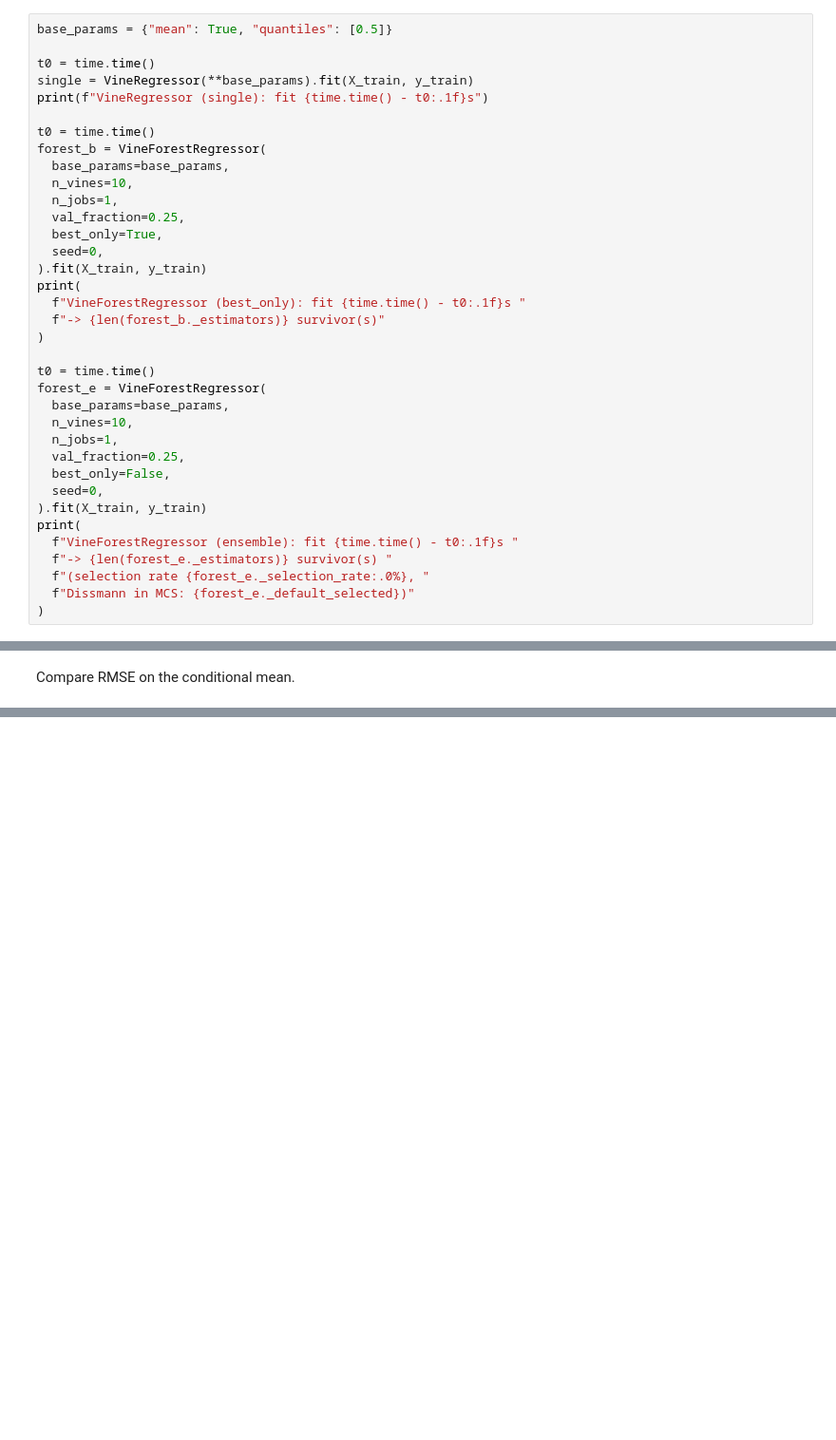
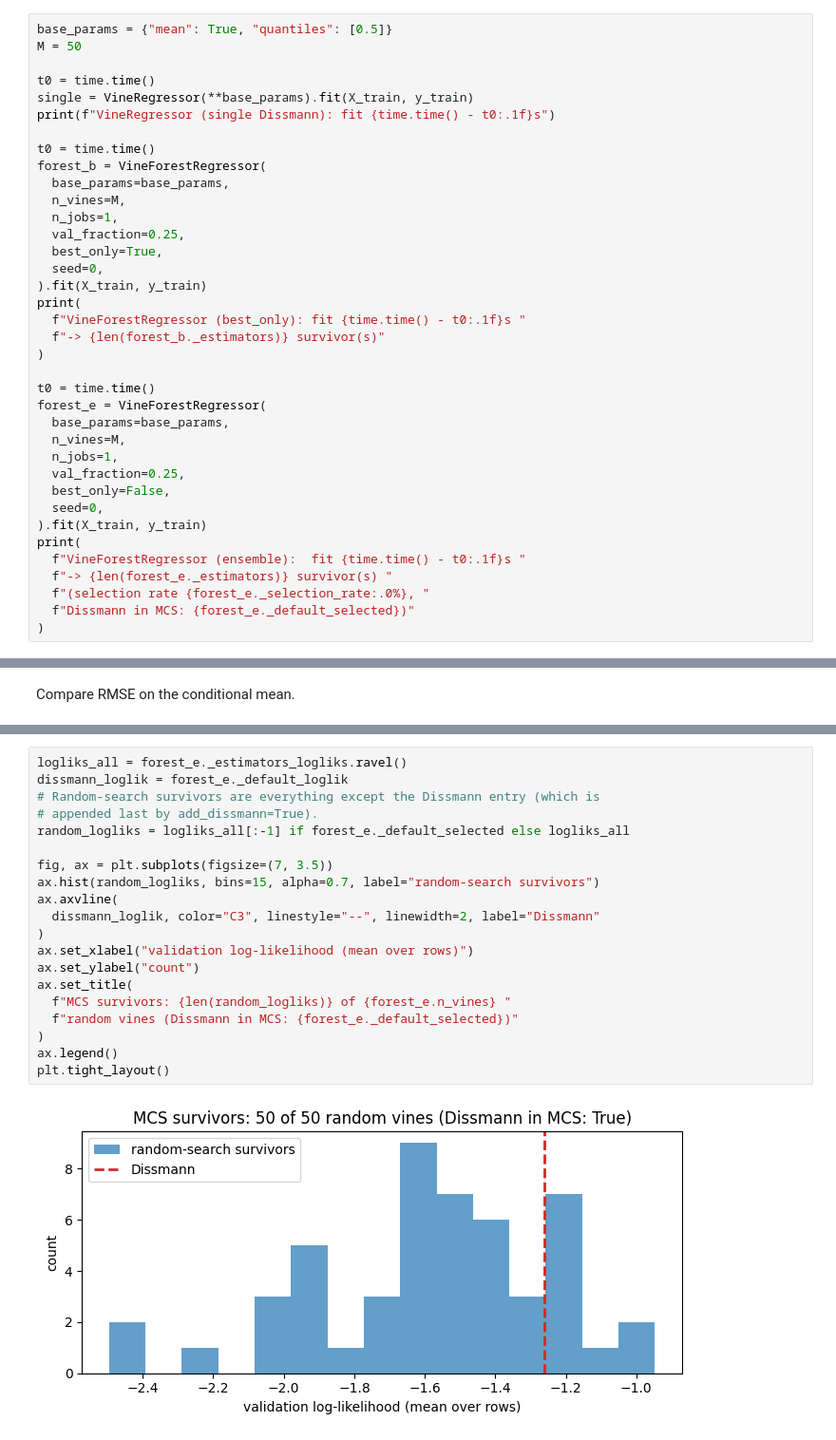
Before and after one commit to vinecopulib/pyvinecopulib, a Jupyter notebook: examples/09_sklearn_forest.ipynb, the cells around one changed output, grey strips where cells are left out. Shown at 95% size. Drawn from its saved outputs; the diff is of its cells as text; blank space fills up the shorter version.

```diff
--- a/examples/09_sklearn_forest.ipynb
+++ b/examples/09_sklearn_forest.ipynb
@@ -75,14 +63,15 @@ To keep the notebook fast we only ask for the median quantile, so each
 # %%
 base_params = {"mean": True, "quantiles": [0.5]}
+M = 50
 
 t0 = time.time()
 single = VineRegressor(**base_params).fit(X_train, y_train)
-print(f"VineRegressor (single): fit {time.time() - t0:.1f}s")
+print(f"VineRegressor (single Dissmann): fit {time.time() - t0:.1f}s")
 
 t0 = time.time()
 forest_b = VineForestRegressor(
   base_params=base_params,
-  n_vines=10,
+  n_vines=M,
   n_jobs=1,
   val_fraction=0.25,
   best_only=True,
@@ -96,14 +85,14 @@ print(
 t0 = time.time()
 forest_e = VineForestRegressor(
   base_params=base_params,
-  n_vines=10,
+  n_vines=M,
   n_jobs=1,
   val_fraction=0.25,
   best_only=False,
   seed=0,
 ).fit(X_train, y_train)
 print(
-  f"VineForestRegressor (ensemble): fit {time.time() - t0:.1f}s "
+  f"VineForestRegressor (ensemble):  fit {time.time() - t0:.1f}s "
   f"-> {len(forest_e._estimators)} survivor(s) "
   f"(selection rate {forest_e._selection_rate:.0%}, "
   f"Dissmann in MCS: {forest_e._default_selected})"
@@ -158 +127,23 @@ plt.tight_layout()
+# %%
+logliks_all = forest_e._estimators_logliks.ravel()
+dissmann_loglik = forest_e._default_loglik
+# Random-search survivors are everything except the Dissmann entry (which is
+# appended last by add_dissmann=True).
+random_logliks = logliks_all[:-1] if forest_e._default_selected else logliks_all
+
+fig, ax = plt.subplots(figsize=(7, 3.5))
+ax.hist(random_logliks, bins=15, alpha=0.7, label="random-search survivors")
+ax.axvline(
+  dissmann_loglik, color="C3", linestyle="--", linewidth=2, label="Dissmann"
+)
+ax.set_xlabel("validation log-likelihood (mean over rows)")
+ax.set_ylabel("count")
+ax.set_title(
+  f"MCS survivors: {len(random_logliks)} of {forest_e.n_vines} "
+  f"random vines (Dissmann in MCS: {forest_e._default_selected})"
+)
+ax.legend()
+plt.tight_layout()
+# %% [output]
+[figure, added]
 # %% [markdown]
```
Also changed, not shown: parts of 15 cells of this notebook.
